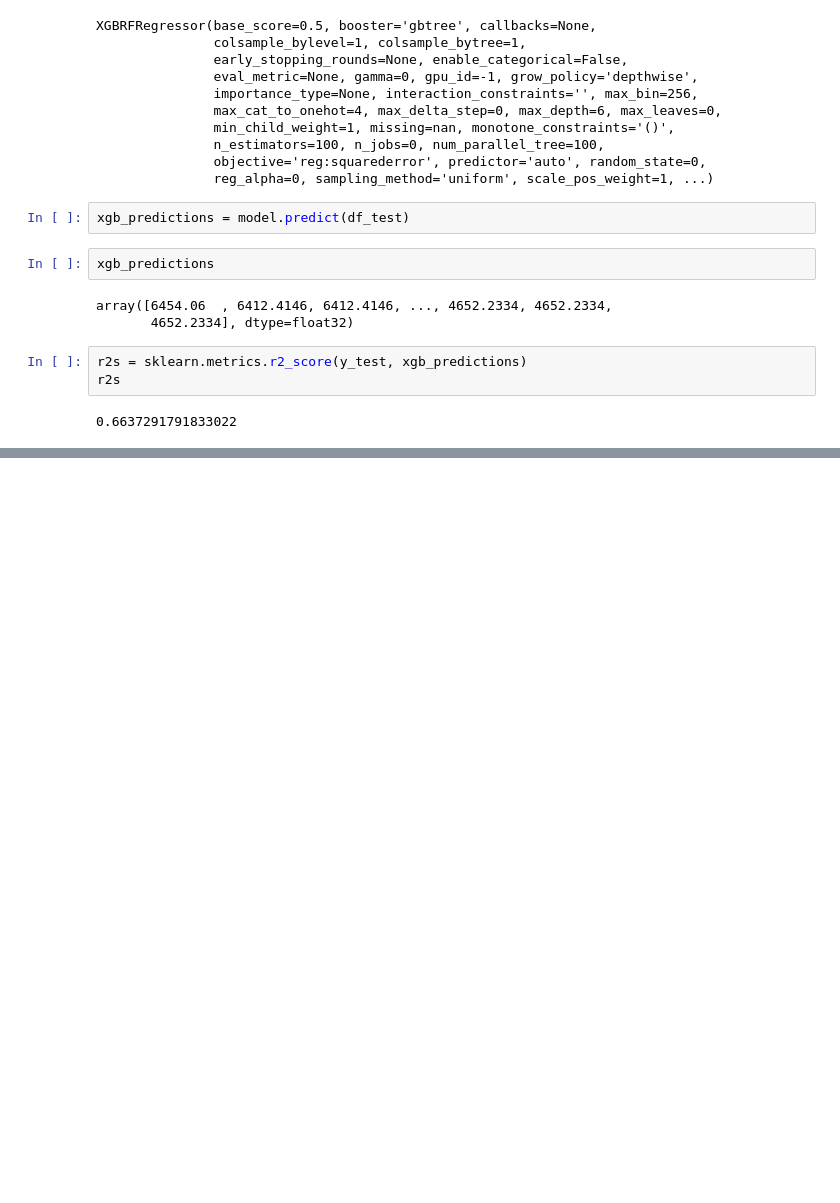
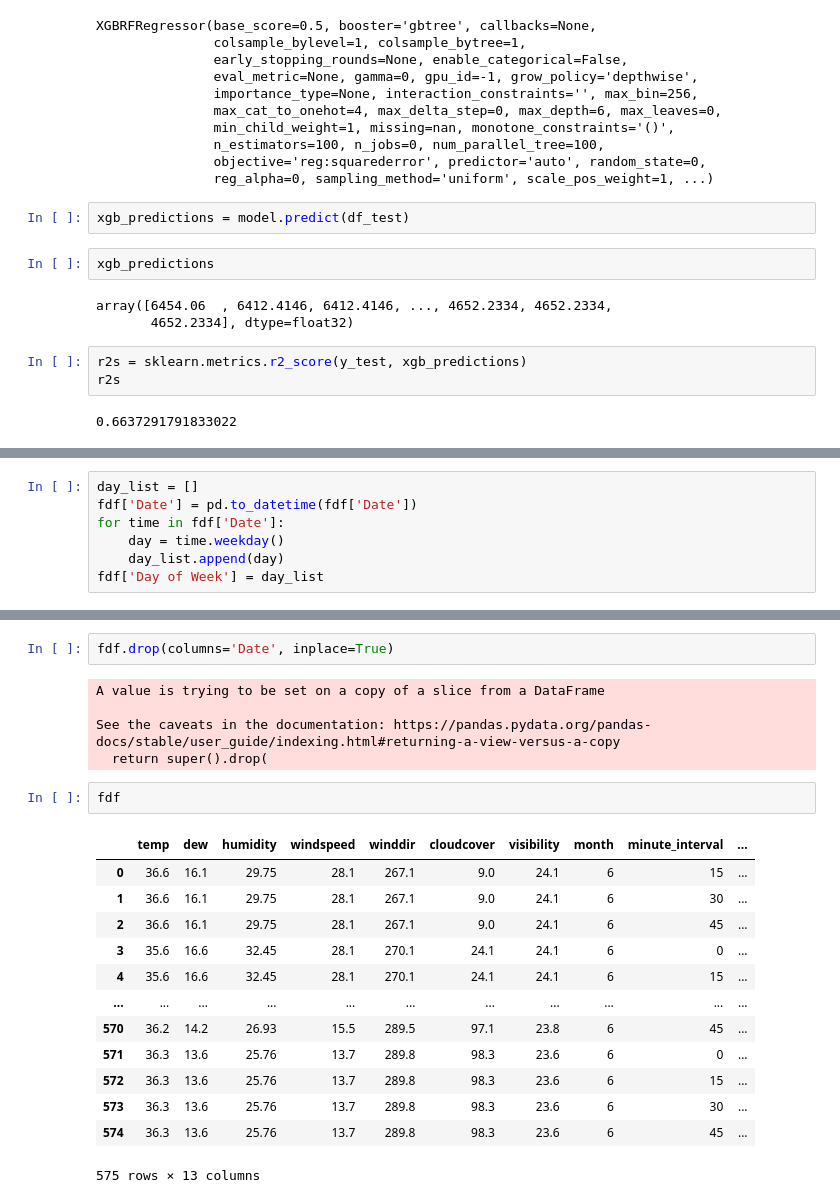
Before and after one commit to manansheel1991/Load_Forecasting_based_on_Weather_Data_and_Calendar_features, a Jupyter notebook: Classical_ML_Models/Partial_Regression_Model_Calendar_Features_Weather_Gradient_Boost_Data.ipynb, the cells around one changed output, grey strips where cells are left out. Cells and saved outputs as stored; diff of their text form; blank space fills up the shorter version.

```diff
--- a/Classical_ML_Models/Partial_Regression_Model_Calendar_Features_Weather_Gradient_Boost_Data.ipynb
+++ b/Classical_ML_Models/Partial_Regression_Model_Calendar_Features_Weather_Gradient_Boost_Data.ipynb
@@ -707,0 +963,7 @@ plt.show()
+# %%
+day_list = []
+fdf['Date'] = pd.to_datetime(fdf['Date'])
+for time in fdf['Date']:
+    day = time.weekday()
+    day_list.append(day)
+fdf['Day of Week'] = day_list
@@ -707,0 +981,23 @@ plt.show()
+# %%
+fdf.drop(columns='Date', inplace=True)
+# %% [output]
+A value is trying to be set on a copy of a slice from a DataFrame
+
+See the caveats in the documentation: https://pandas.pydata.org/pandas-docs/stable/user_guide/indexing.html#returning-a-view-versus-a-copy
+  return super().drop(
+# %%
+fdf
+# %% [output]
+|  | temp | dew | humidity | windspeed | winddir | cloudcover | visibility | month | minute_interval | ... |
+| 0 | 36.6 | 16.1 | 29.75 | 28.1 | 267.1 | 9.0 | 24.1 | 6 | 15 | ... |
+| 1 | 36.6 | 16.1 | 29.75 | 28.1 | 267.1 | 9.0 | 24.1 | 6 | 30 | ... |
+| 2 | 36.6 | 16.1 | 29.75 | 28.1 | 267.1 | 9.0 | 24.1 | 6 | 45 | ... |
+| 3 | 35.6 | 16.6 | 32.45 | 28.1 | 270.1 | 24.1 | 24.1 | 6 | 0 | ... |
+| 4 | 35.6 | 16.6 | 32.45 | 28.1 | 270.1 | 24.1 | 24.1 | 6 | 15 | ... |
+| ... | ... | ... | ... | ... | ... | ... | ... | ... | ... | ... |
+| 570 | 36.2 | 14.2 | 26.93 | 15.5 | 289.5 | 97.1 | 23.8 | 6 | 45 | ... |
+| 571 | 36.3 | 13.6 | 25.76 | 13.7 | 289.8 | 98.3 | 23.6 | 6 | 0 | ... |
+| 572 | 36.3 | 13.6 | 25.76 | 13.7 | 289.8 | 98.3 | 23.6 | 6 | 15 | ... |
+| 573 | 36.3 | 13.6 | 25.76 | 13.7 | 289.8 | 98.3 | 23.6 | 6 | 30 | ... |
+| 574 | 36.3 | 13.6 | 25.76 | 13.7 | 289.8 | 98.3 | 23.6 | 6 | 45 | ... |
+575 rows × 13 columns
```
Also changed, not shown: parts of 118 cells of this notebook, 1 other file.
